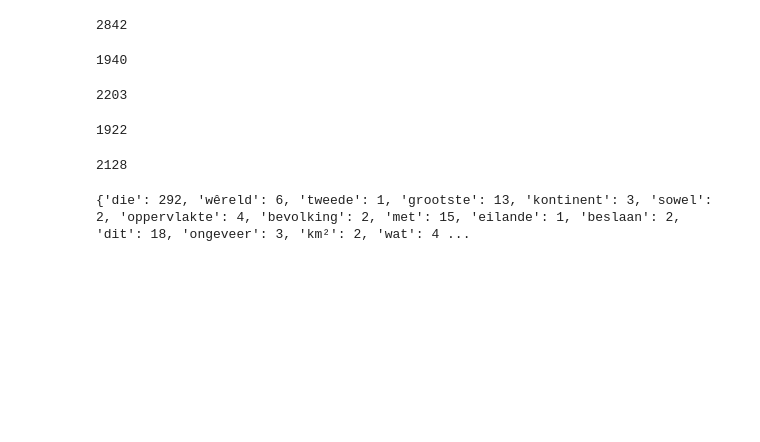
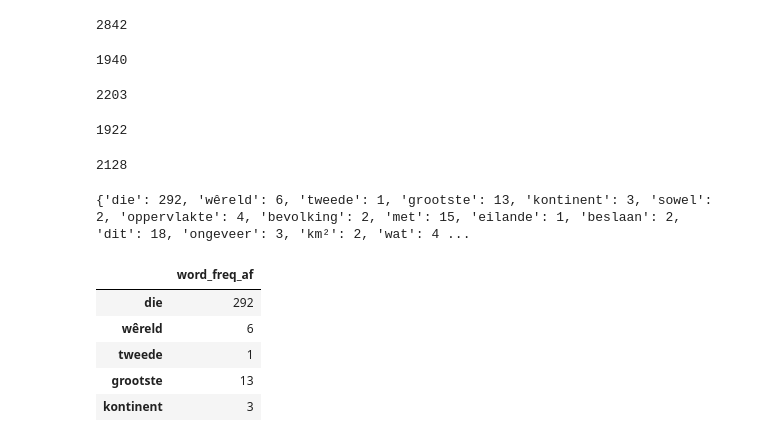
Before and after one commit to ninahew/mscfinalproject, a Jupyter notebook: Dataset preparation and initial build.ipynb, the cells around one changed output. Saved outputs shown, nothing was run; the diff lists cells and outputs as text; code cells hidden in the pictures; blank space fills up the shorter version.

```diff
--- a/Datasets 3rd August.ipynb
+++ b/Dataset preparation and initial build.ipynb
@@ -191,0 +197,14 @@ print(generate_dictionary(tokenized_afrika_no_numbers))
+# %%
+# Investigate overlap of shared words between corpora
+import pandas as pd
+af_df = pd.DataFrame.from_dict(af_corpus, orient='index', columns=['word_freq_af'])
+nl_df = pd.DataFrame.from_dict(nl_corpus, orient='index', columns = ['word_freq_nl'])
+
+af_df.head()
+# %% [output]
+|  | word_freq_af |
+| die | 292 |
+| wêreld | 6 |
+| tweede | 1 |
+| grootste | 13 |
+| kontinent | 3 |
```
Also changed, not shown: parts of 6 cells of this notebook.
